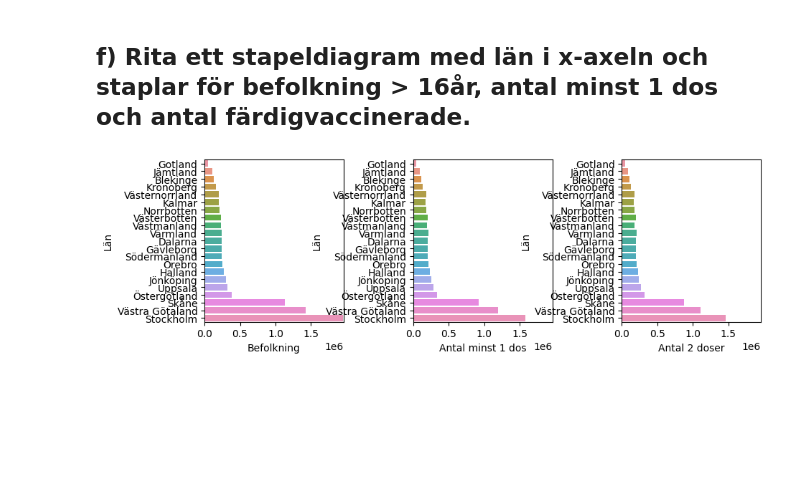
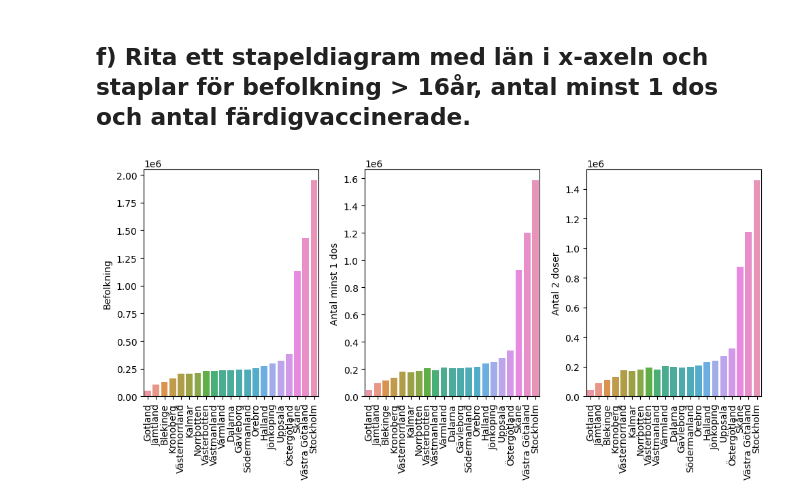
Before and after one commit to jwiegert/databehandling-joachim-wiegert, a Jupyter notebook: labs/lab1/jwiegert_lab1.ipynb, the cells around one changed output. Drawn from its saved outputs; the diff is of its cells as text; code cells hidden in the pictures; blank space fills up the shorter version.

```diff
--- a/labs/lab1/jwiegert_lab1.ipynb
+++ b/labs/lab1/jwiegert_lab1.ipynb
@@ -396,31 +396,30 @@ plotly.offline.plot(fig, filename=f"visualiseringar/2e_vaccinandelar_plotlyx.htm
 ## f) Rita ett stapeldiagram med län i x-axeln och staplar för befolkning > 16år, antal minst 1 dos och antal färdigvaccinerade.
 # %%
 # Plot with Seaborn
-fig,ax = plt.subplots(1,3, figsize=(10,3), dpi=100)
+fig,ax = plt.subplots(1,3, figsize=(10,4), dpi=100)
 xmax = vaccine_per_laen['Befolkning'].max()+1e4
 plt.subplots_adjust(wspace = 0.5)
 
 plotparams = ['Befolkning','Antal minst 1 dos','Antal 2 doser']
 
 for n in range(3):
     ax[n].set_xlim(0,xmax)
     sns.barplot(
         data=vaccine_per_laen.sort_values('Befolkning'),
-        y='Län', x=plotparams[n],
+        x='Län', y=plotparams[n],
         ax=ax[n]
     );
-
-# TODO: ta bort ylabels, ALLA!
-# länen ska vara på x-axeln, lär dig rotera på namnen
-# det ska vara en plot, släng ihop dessa till en?
+    ax[n].tick_params(axis='x', rotation=90, labelsize="small")
+    ax[n].set_xlabel("")
+fig.tight_layout()
 
 # Save figure
 # bbox_inches automatically searches for the limits around the figure so that
 # nothing is cut.
 fig.set_facecolor("white")
 fig.savefig("visualiseringar/2f_antalvaccin_seaborn.png", bbox_inches="tight")
 # %% [output]
-[figure, old version]
+[figure, new version]
 # %%
 # With plotly express
 # befolkning > 16 år
```
Also changed, not shown: 6 other files.
